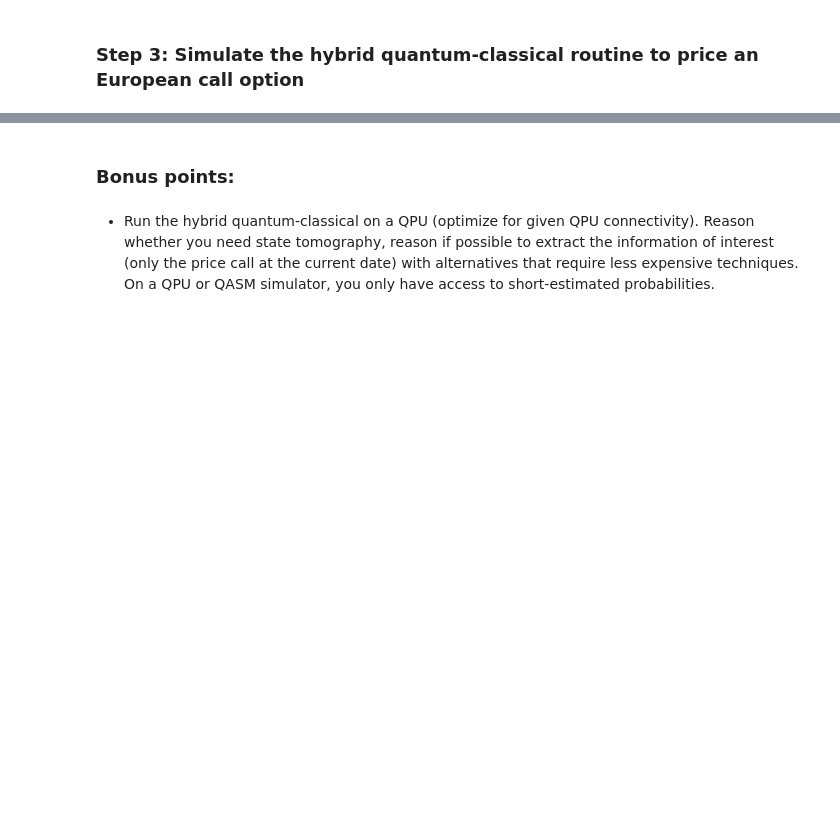
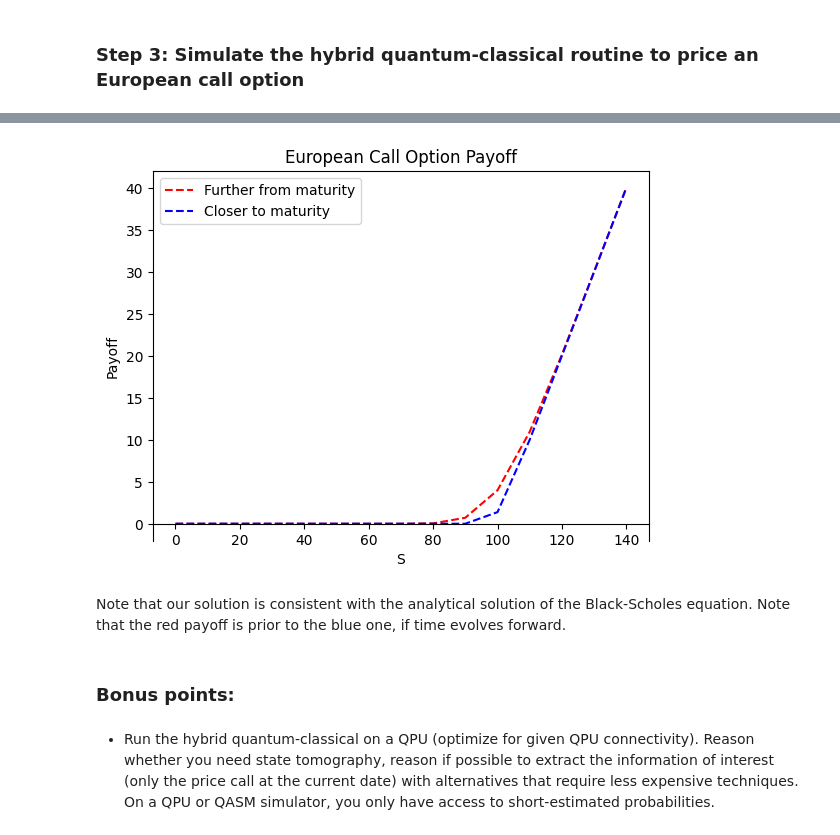
Before and after one commit to FelixXu35/Qisikit_Hackathon_BCN, a Jupyter notebook: Moodys_challenge_submission.ipynb, the cells around one changed output, grey strips where cells are left out. Saved outputs shown, nothing was run; the diff lists cells and outputs as text; code cells hidden in the pictures; blank space fills up the shorter version.

```diff
--- a/Moodys_challenge_submission.ipynb
+++ b/Moodys_challenge_submission.ipynb
@@ -130,3 +189,29 @@ plt.show()
+# %%
+#Define range of stock price
+K = 100 # strike price
+sigma = 0.1 # volatility in %
+r = 0
+Smin = 0
+Smax = 150
+n_qbits = 4
+delta = (Smax - Smin)/(2**n_qbits-1) #price discretization
+S = np.arange(Smin,Smax,delta)
+
+fig, ax = plt.subplots()
+ax.spines['bottom'].set_position('zero')
+t=1 #Note that t=0 means we are at maturity, we are moving backwards
+ax.plot(S, step1.black_scholes_european_call_payoff(S, K, t, r, sigma), '--', color='red',label='Further from maturity')
+t= 0.12 #Note that t=0 means we are at maturity, we are moving backwards
+ax.plot(S, step1.black_scholes_european_call_payoff(S, K, t, r, sigma), '--', color = 'blue',label='Closer to maturity')
+plt.xlabel('S')
+plt.ylabel('Payoff')
+plt.title('European Call Option Payoff')
+plt.legend()
+plt.show()
+# %% [output]
+[figure, added]
+# %% [markdown]
+Note that our solution is consistent with the analytical solution of the Black-Scholes equation. Note that the red payoff is prior to the blue one, if time evolves forward.
 # %% [markdown]
 ### **Bonus points**:
 # %% [markdown]
```
Also changed, not shown: parts of 18 cells of this notebook, 2 other files.
